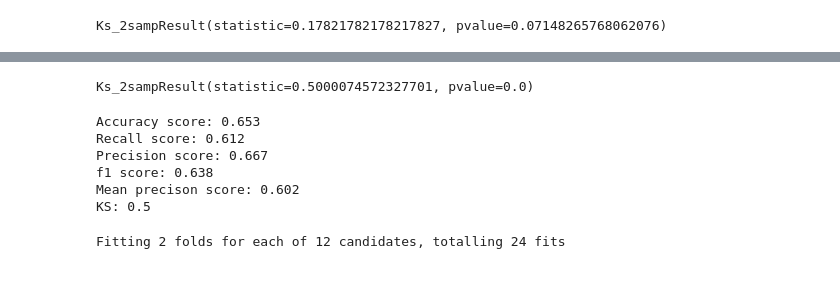
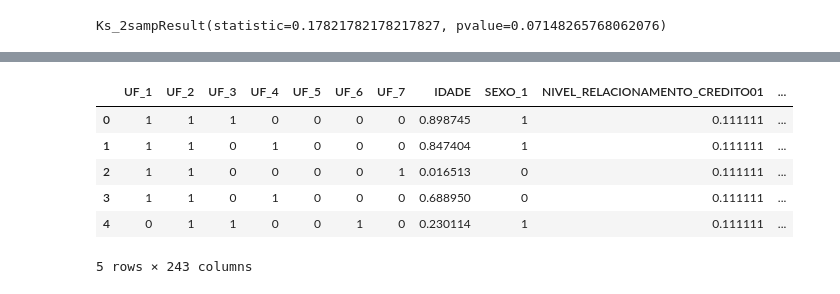
Before and after one commit to wba25/projeto-redes-neurais, a Jupyter notebook: GradientBoosting.ipynb, the cells around one changed output, grey strips where cells are left out. Cells and saved outputs as stored; diff of their text form; code cells hidden in the pictures.

Commit message:
GradientBoosting kaggle test

```diff
--- a/GradientBoosting.ipynb
+++ b/GradientBoosting.ipynb
@@ -232,23 +191,0 @@ plt.show()
-# %%
-#ks = stats.ks_2samp(y_test.iloc[:,0].values, predicted)
-
-ks = stats.ks_2samp(y_test.iloc[:,0].values, y_pred_clf)
-
-ks
-# %% [output]
-Ks_2sampResult(statistic=0.5000074572327701, pvalue=0.0)
-# %%
-accuracy, recall, precision, f1, aupr, fpr, tpr, thresholds, ks = get_metrics(y_test, predicted2, y_pred_clf)
-print("Accuracy score: {:.3}".format(accuracy))
-print("Recall score: {:.3}".format(recall))
-print("Precision score: {:.3}".format(precision))
-print("f1 score: {:.3}".format(f1))
-print("Mean precison score: {:.3}".format(aupr))
-print("KS: {:.3}".format(ks[0]))
-# %% [output]
-Accuracy score: 0.653
-Recall score: 0.612
-Precision score: 0.667
-f1 score: 0.638
-Mean precison score: 0.602
-KS: 0.5
@@ -257,10 +192,14 @@ from sklearn import grid_search
-# %%
-clf = grid_search.GridSearchCV(gb_gs,
-                               gb_grid_params,
-                               cv=2,
-                               scoring='roc_auc',
-                               verbose = 3,
-                               n_jobs=10)
-clf.fit(X_train.values, y_train.values.ravel())
-# %% [output]
-Fitting 2 folds for each of 12 candidates, totalling 24 fits
+# %%
+kaggle_test_data = pd.read_csv("data/real_test_set.csv")
+# %%
+kaggle_test_data.shape
+features_kaggle = kaggle_test_data.drop(["id"], axis=1)
+features_kaggle.head()
+# %% [output]
+|  | UF_1 | UF_2 | UF_3 | UF_4 | UF_5 | UF_6 | UF_7 | IDADE | SEXO_1 | NIVEL_RELACIONAMENTO_CREDITO01 | ... |
+| 0 | 1 | 1 | 1 | 0 | 0 | 0 | 0 | 0.898745 | 1 | 0.111111 | ... |
+| 1 | 1 | 1 | 0 | 1 | 0 | 0 | 0 | 0.847404 | 1 | 0.111111 | ... |
+| 2 | 1 | 1 | 0 | 0 | 0 | 0 | 1 | 0.016513 | 0 | 0.111111 | ... |
+| 3 | 1 | 1 | 0 | 1 | 0 | 0 | 0 | 0.688950 | 0 | 0.111111 | ... |
+| 4 | 0 | 1 | 1 | 0 | 0 | 1 | 0 | 0.230114 | 1 | 0.111111 | ... |
+5 rows × 243 columns
```
Also changed, not shown: parts of 12 cells of this notebook, 1 other file.
